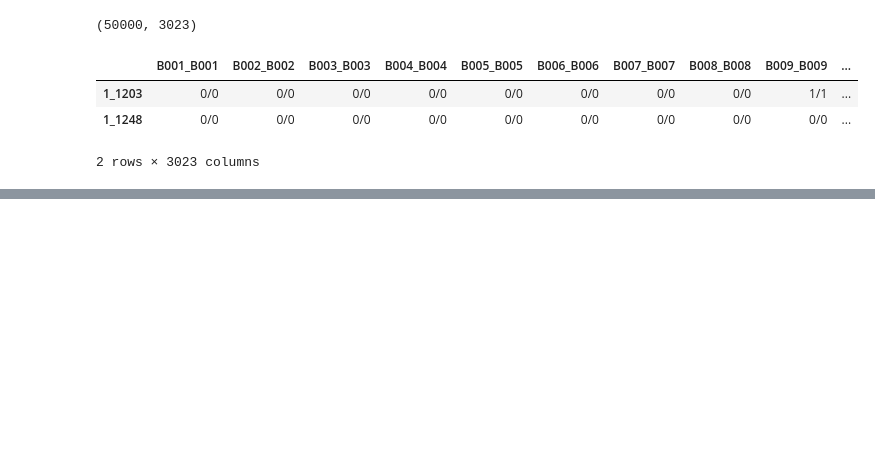
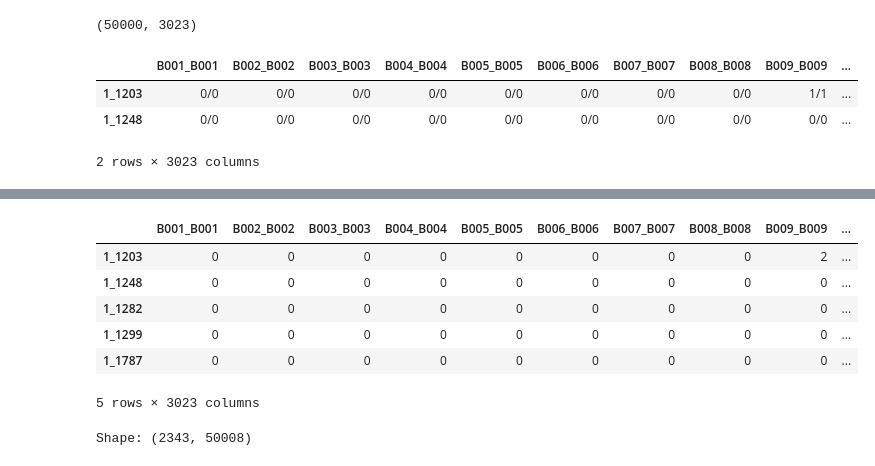
Before and after one commit to o0neil/Believe_The_Hype, a Jupyter notebook: ANALYSIS.ipynb, the cells around one changed output, grey strips where cells are left out. Drawn from its saved outputs; the diff is of its cells as text; code cells hidden in the pictures; blank space fills up the shorter version.

```diff
--- a/ANALYSIS.ipynb
+++ b/ANALYSIS.ipynb
@@ -83,3 +133,7 @@ snpdf.head()
+# %%
+snpdf=pd.read_csv('../snpdf.csv', index_col=0)
+# %%
+snpdf=snpdf.transpose()
 # %%
-snpdf = snpdf.replace(['0/0', '0/1', '1/1', np.nan], [0, 1, 2, 3])
+snpdf = snpdf.replace(['0/0', '0/1', '1/1', np.nan], [0, 1, 2, 0])
 # %%
@@ -98,13 +154,14 @@ for i in index_uniques:
 # %%
-i=0
-for r in snpdf.index:
-    col_na_vals = np.random.choice(a=[0,1,2], p=p_uniques[r], size=100)
-    j = 0
-    for col in list(snpdf):
-        snpdf.set_value(r, col, col_na_vals[j])
-        j += 1
-        if j == 99:
-            j=0
-    if i % 10 == 0:
-        print i
-    i += 1
+# i=0
+# for r in snpdf.index:
+#     col_na_vals = np.random.choice(a=[0,1,2], p=p_uniques[r], size=100)
+#     j = 0
+#     for col in list(snpdf):
+#         if snpdf.iloc[r][col]==3:
+#             snpdf.set_value(r, col, col_na_vals[j])
+#             j += 1
+#         if j == 99:
+#             j=0
+#     if i % 10 == 0:
+#         print i
+#     i += 1
@@ -148,0 +168,10 @@ def create_pheno(df, samples, phenotype):
+# %%
+snpdf.head()
+# %% [output]
+|  | B001_B001 | B002_B002 | B003_B003 | B004_B004 | B005_B005 | B006_B006 | B007_B007 | B008_B008 | B009_B009 | ... |
+| 1_1203 | 0 | 0 | 0 | 0 | 0 | 0 | 0 | 0 | 2 | ... |
+| 1_1248 | 0 | 0 | 0 | 0 | 0 | 0 | 0 | 0 | 0 | ... |
+| 1_1282 | 0 | 0 | 0 | 0 | 0 | 0 | 0 | 0 | 0 | ... |
+| 1_1299 | 0 | 0 | 0 | 0 | 0 | 0 | 0 | 0 | 0 | ... |
+| 1_1787 | 0 | 0 | 0 | 0 | 0 | 0 | 0 | 0 | 0 | ... |
+5 rows × 3023 columns
@@ -148,0 +180,5 @@ def create_pheno(df, samples, phenotype):
+# %%
+merged_df=pd.merge(left=metricsdf,right=snpdf, left_on='DNA_UNIQUE_ID', right_index=True)
+print "Shape: " + str(merged_df.shape);
+# %% [output]
+Shape: (2343, 50008)
```
Also changed, not shown: parts of 49 cells of this notebook, 1 other file.
